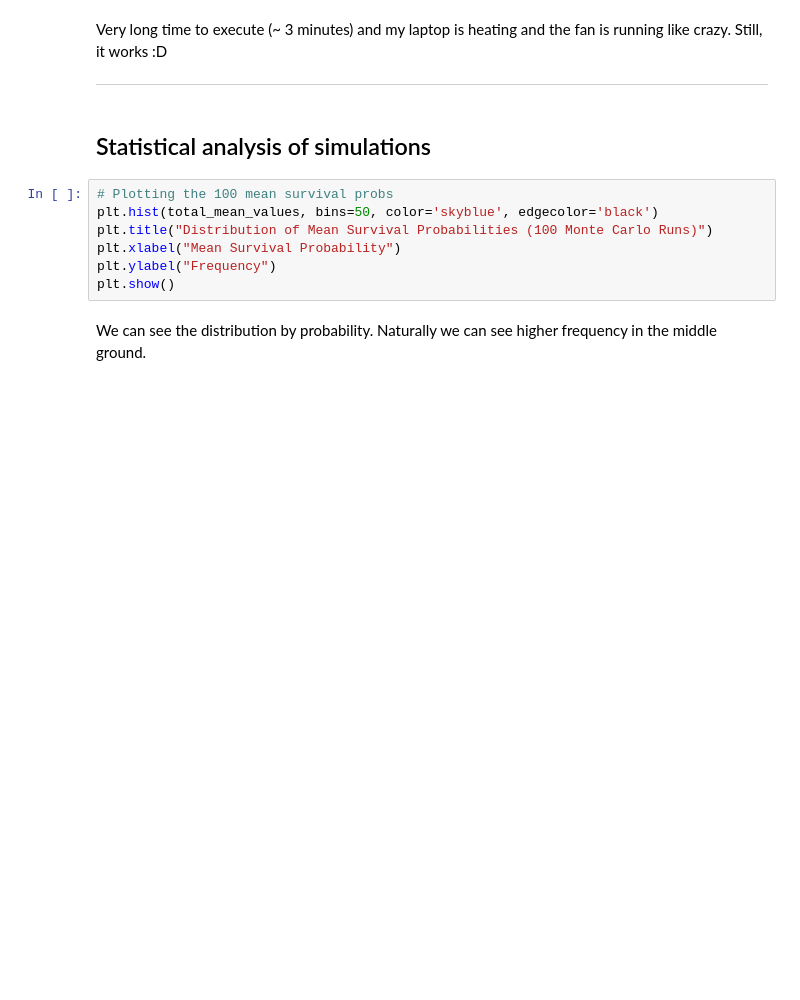
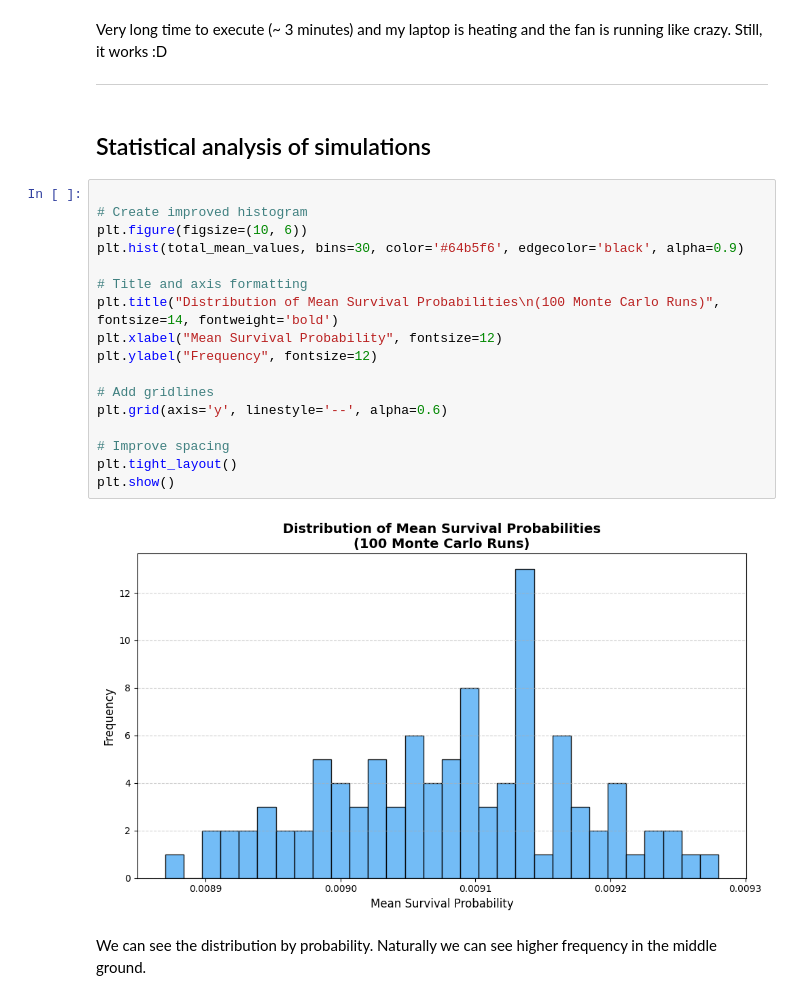
Before and after one commit to ViktorGeorgiev98/Battle_Royale_Survival_Rate, a Jupyter notebook: Battle_Royale_Survival_Rate.ipynb, the cells around one changed output. Saved outputs shown, nothing was run; the diff lists cells and outputs as text; blank space fills up the shorter version.

```diff
--- a/Battle_Royale_Survival_Rate.ipynb
+++ b/Battle_Royale_Survival_Rate.ipynb
@@ -577,12 +741,24 @@ Very long time to execute (~ 3 minutes) and my laptop is heating and the fan is
 # %% [markdown]
 ## Statistical analysis of simulations
 # %%
-# Plotting the 100 mean survival probs
-plt.hist(total_mean_values, bins=50, color='skyblue', edgecolor='black')
-plt.title("Distribution of Mean Survival Probabilities (100 Monte Carlo Runs)")
-plt.xlabel("Mean Survival Probability")
-plt.ylabel("Frequency")
+
+# Create improved histogram
+plt.figure(figsize=(10, 6))
+plt.hist(total_mean_values, bins=30, color='#64b5f6', edgecolor='black', alpha=0.9)
+
+# Title and axis formatting
+plt.title("Distribution of Mean Survival Probabilities\n(100 Monte Carlo Runs)", fontsize=14, fontweight='bold')
+plt.xlabel("Mean Survival Probability", fontsize=12)
+plt.ylabel("Frequency", fontsize=12)
+
+# Add gridlines
+plt.grid(axis='y', linestyle='--', alpha=0.6)
+
+# Improve spacing
+plt.tight_layout()
 plt.show()
+# %% [output]
+[figure, added]
 # %% [markdown]
 We can see the distribution by probability. Naturally we can see higher frequency in the middle ground.
 # %% [markdown]
```
Also changed, not shown: parts of 21 cells of this notebook.
